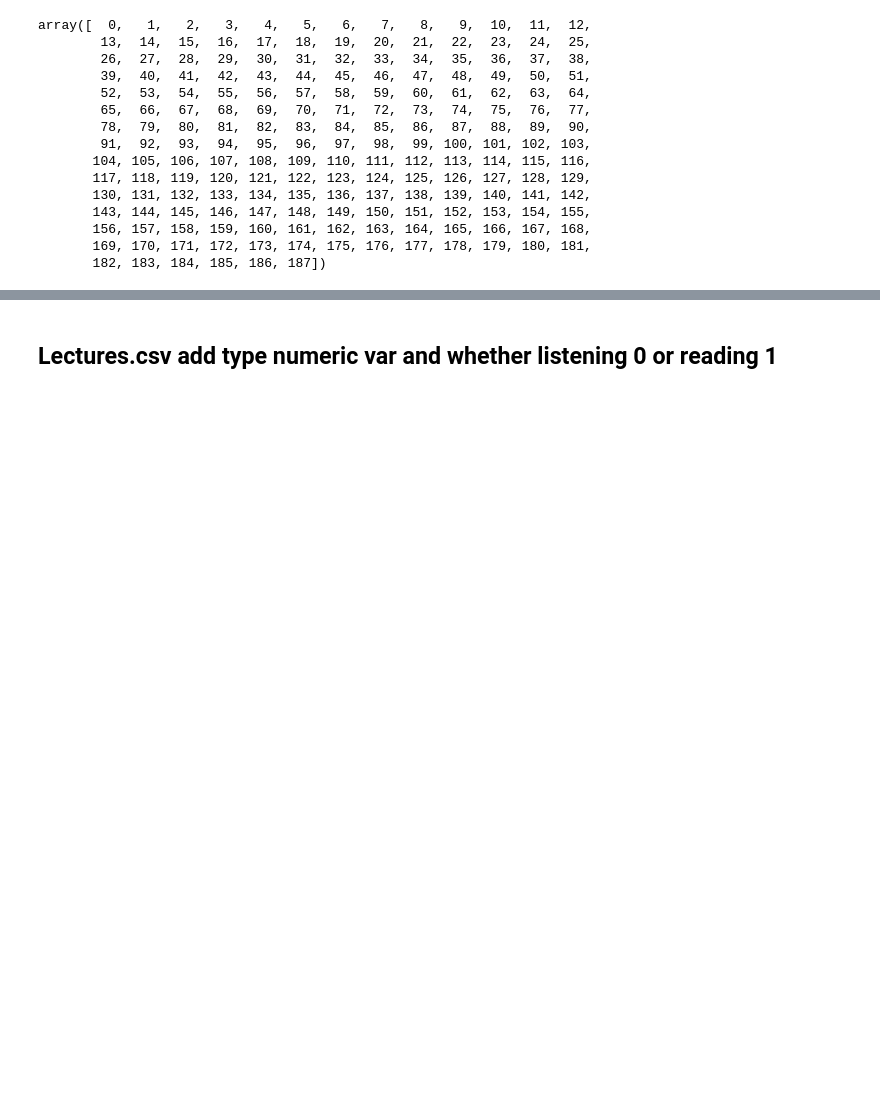
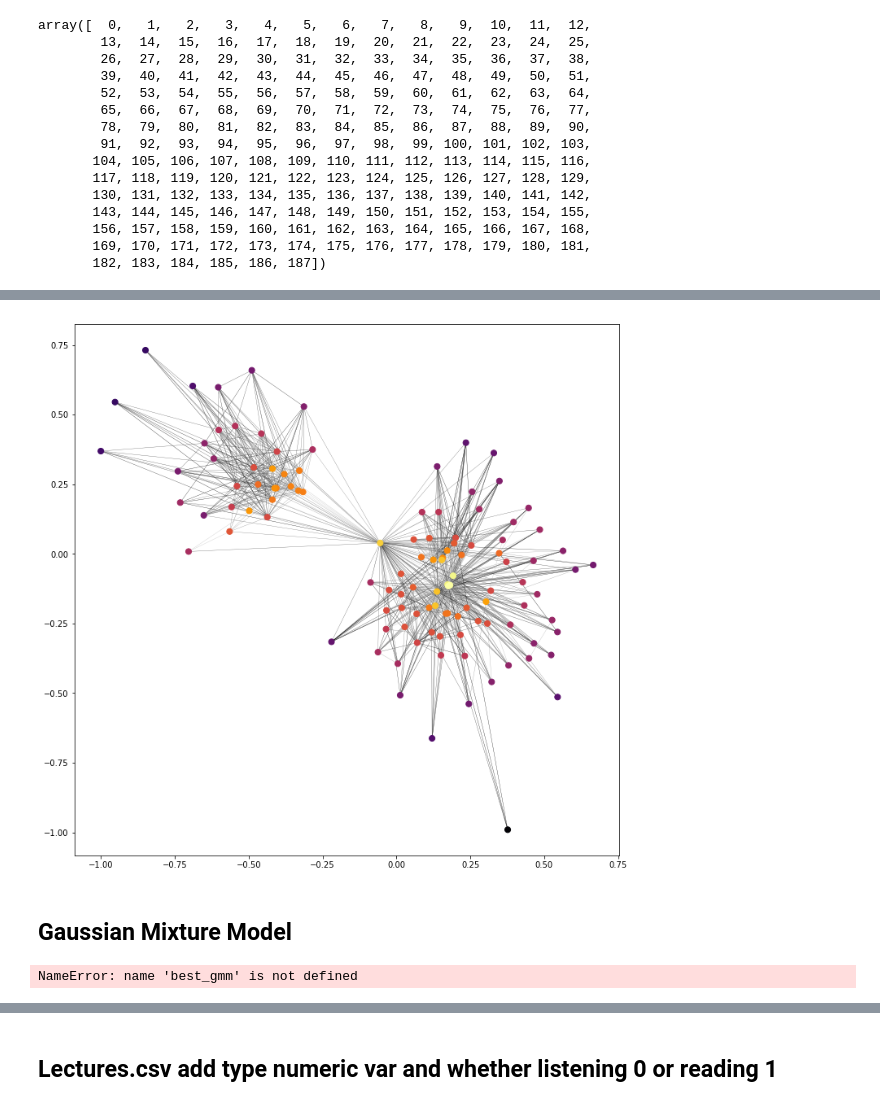
Before and after one commit to JiaxiYang1992/Kaggle-Riiid-, a Jupyter notebook: EDA/Kaggle Jiaxi.ipynb, the cells around one changed output, grey strips where cells are left out. Drawn from its saved outputs; the diff is of its cells as text; code cells hidden in the pictures; blank space fills up the shorter version.

```diff
--- a/EDA/Kaggle Jiaxi.ipynb
+++ b/EDA/Kaggle Jiaxi.ipynb
@@ -114,0 +208,11 @@ array([  0,   1,   2,   3,   4,   5,   6,   7,   8,   9,  10,  11,  12,
+# %%
+# find all nodes without edges
+nodes_zero_edge = []
+for n in nx.nodes(G):
+    adjlist = list(G.adj[n])
+    if len(adjlist) == 0:
+        nodes_zero_edge.append(n)
+print(np.sort(np.array(nodes_zero_edge)))
+# remove from graph
+for n in nodes_zero_edge:
+    G.remove_node(n)
@@ -114,0 +231,12 @@ array([  0,   1,   2,   3,   4,   5,   6,   7,   8,   9,  10,  11,  12,
+# %%
+# find all nodes with a single edge
+nodes_one_edge = []
+for n in nx.nodes(G):
+    if len(list(G.adj[n])) == 1:
+        nodes_one_edge.append(n)
+
+# print where all of these nodes connect to
+nodes_one_edge = np.sort(nodes_one_edge)
+for n in nodes_one_edge:
+    adjlist = list(G.adj[n])
+    print(n, adjlist[0], G[n][adjlist[0]]['weight'])
@@ -114,0 +261,20 @@ array([  0,   1,   2,   3,   4,   5,   6,   7,   8,   9,  10,  11,  12,
+# %%
+# remove all nodes with only a single edge
+for n in np.sort(nodes_one_edge):
+    G.remove_node(n)
+# %%
+plt.figure(figsize=(12,12))
+pos = nx.spring_layout(G)
+
+nweights = []
+for n in G.nodes():
+    nweights.append(np.log10(np.sum([G.adj[n][x]['weight'] for x in G.adj[n]])))
+eweights = np.log10([d['weight'] for (u, v, d) in G.edges(data=True)])
+
+nx.draw_networkx_nodes(G, pos, node_size=50, node_color=nweights, cmap=plt.cm.inferno)
+nx.draw_networkx_edges(G, pos, edgelist=G.edges(), edge_color=eweights, edge_cmap=plt.cm.Greys_r, width=0.3)
+plt.show()
+# %% [output]
+[figure, added]
+# %% [markdown]
+## Gaussian Mixture Model ##
@@ -114,0 +297,4 @@ array([  0,   1,   2,   3,   4,   5,   6,   7,   8,   9,  10,  11,  12,
+# %%
+best_gmm
+# %% [output]
+NameError: name 'best_gmm' is not defined
```
Also changed, not shown: parts of 52 cells of this notebook.
